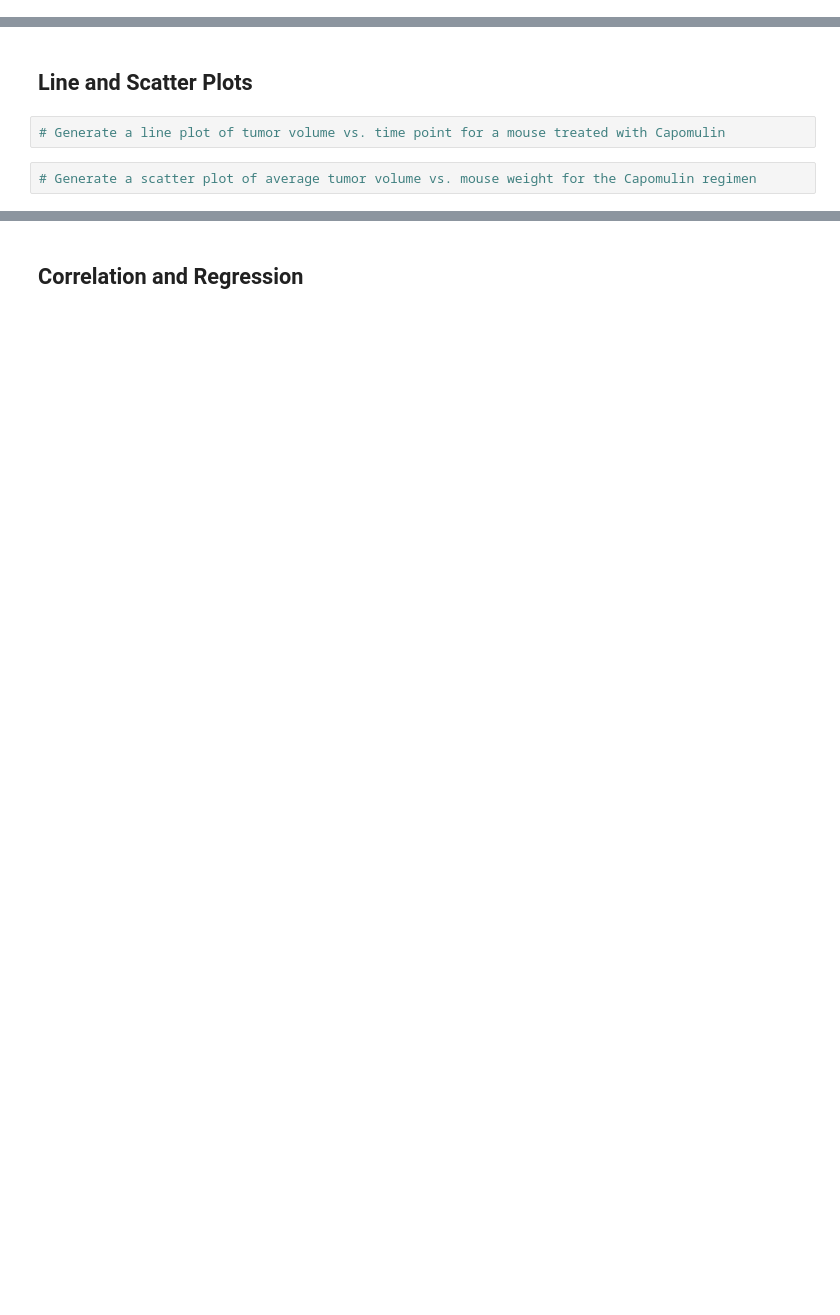
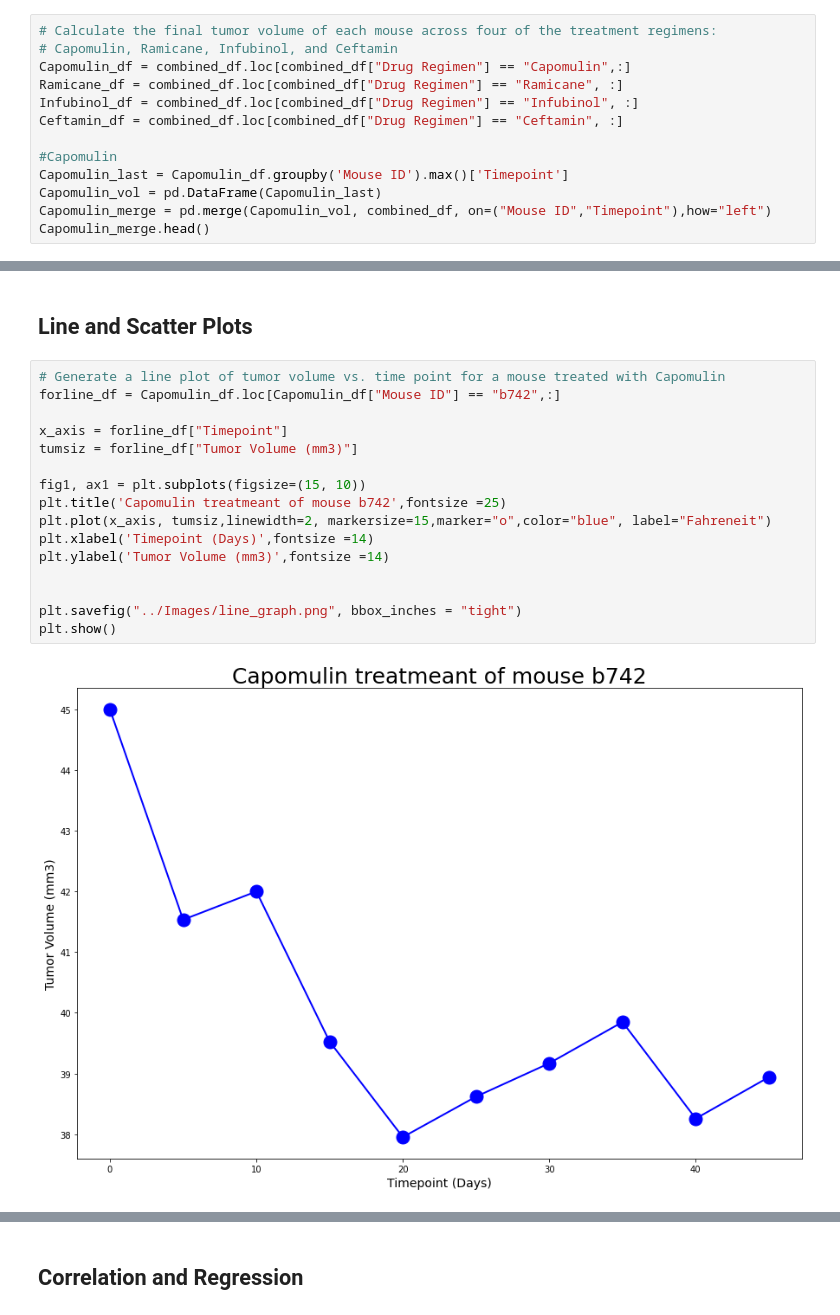
Before and after one commit to kfield1/matplotlib-challenge, a Jupyter notebook: Pymaceuticals/pymaceuticals_starter.ipynb, the cells around one changed output, grey strips where cells are left out. Cells and saved outputs as stored; diff of their text form; blank space fills up the shorter version.

```diff
--- a/Pymaceuticals/pymaceuticals_starter.ipynb
+++ b/Pymaceuticals/pymaceuticals_starter.ipynb
@@ -203,0 +177,13 @@ TypeError: axis() got an unexpected keyword argument 'fontsize'
+# %%
+# Calculate the final tumor volume of each mouse across four of the treatment regimens:
+# Capomulin, Ramicane, Infubinol, and Ceftamin
+Capomulin_df = combined_df.loc[combined_df["Drug Regimen"] == "Capomulin",:]
+Ramicane_df = combined_df.loc[combined_df["Drug Regimen"] == "Ramicane", :]
+Infubinol_df = combined_df.loc[combined_df["Drug Regimen"] == "Infubinol", :]
+Ceftamin_df = combined_df.loc[combined_df["Drug Regimen"] == "Ceftamin", :]
+
+#Capomulin
+Capomulin_last = Capomulin_df.groupby('Mouse ID').max()['Timepoint']
+Capomulin_vol = pd.DataFrame(Capomulin_last)
+Capomulin_merge = pd.merge(Capomulin_vol, combined_df, on=("Mouse ID","Timepoint"),how="left")
+Capomulin_merge.head()
@@ -204,6 +360,20 @@ TypeError: axis() got an unexpected keyword argument 'fontsize'
 # %% [markdown]
 ## Line and Scatter Plots
-# %%
-# Generate a line plot of tumor volume vs. time point for a mouse treated with Capomulin
-# %%
-# Generate a scatter plot of average tumor volume vs. mouse weight for the Capomulin regimen
+# %%
+# Generate a line plot of tumor volume vs. time point for a mouse treated with Capomulin
+forline_df = Capomulin_df.loc[Capomulin_df["Mouse ID"] == "b742",:]
+
+x_axis = forline_df["Timepoint"]
+tumsiz = forline_df["Tumor Volume (mm3)"]
+
+fig1, ax1 = plt.subplots(figsize=(15, 10))
+plt.title('Capomulin treatmeant of mouse b742',fontsize =25)
+plt.plot(x_axis, tumsiz,linewidth=2, markersize=15,marker="o",color="blue", label="Fahreneit")
+plt.xlabel('Timepoint (Days)',fontsize =14)
+plt.ylabel('Tumor Volume (mm3)',fontsize =14)
+
+
+plt.savefig("../Images/line_graph.png", bbox_inches = "tight")
+plt.show()
+# %% [output]
+[figure, added]
```
Also changed, not shown: parts of 16 cells of this notebook, 5 other files.
